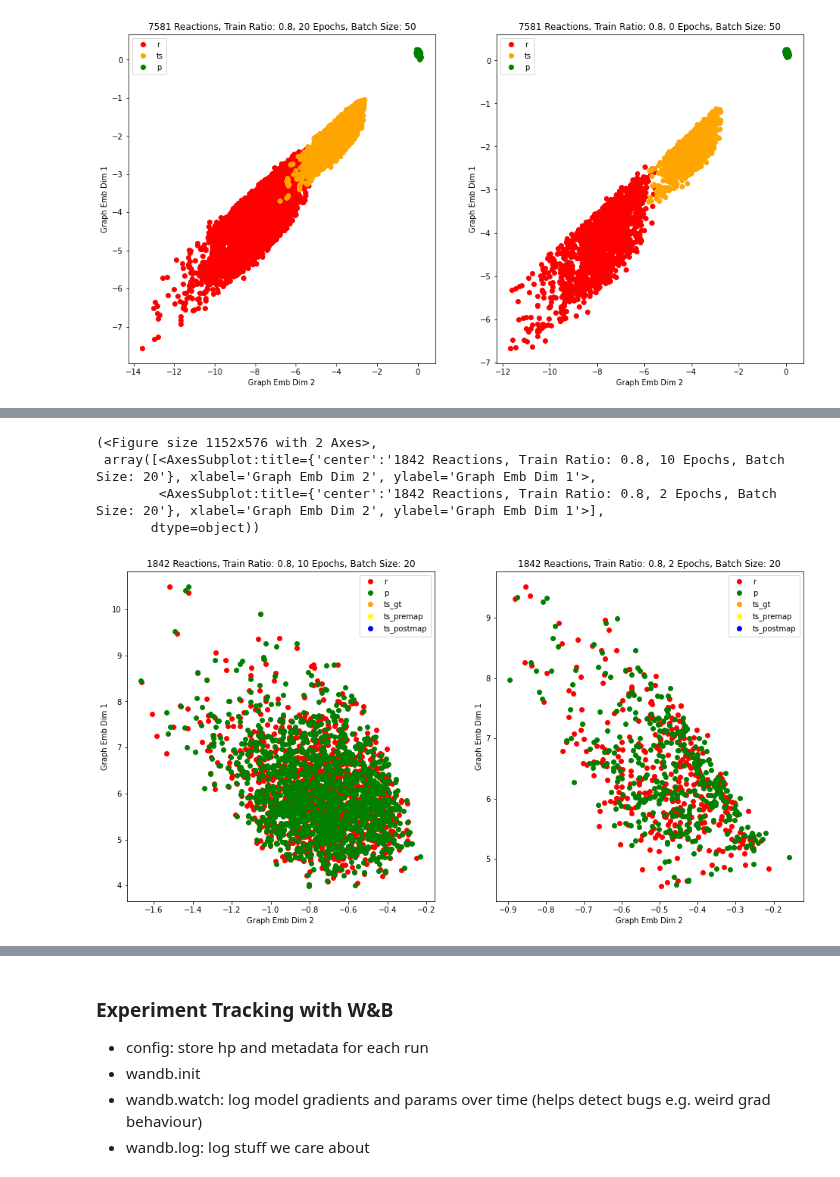
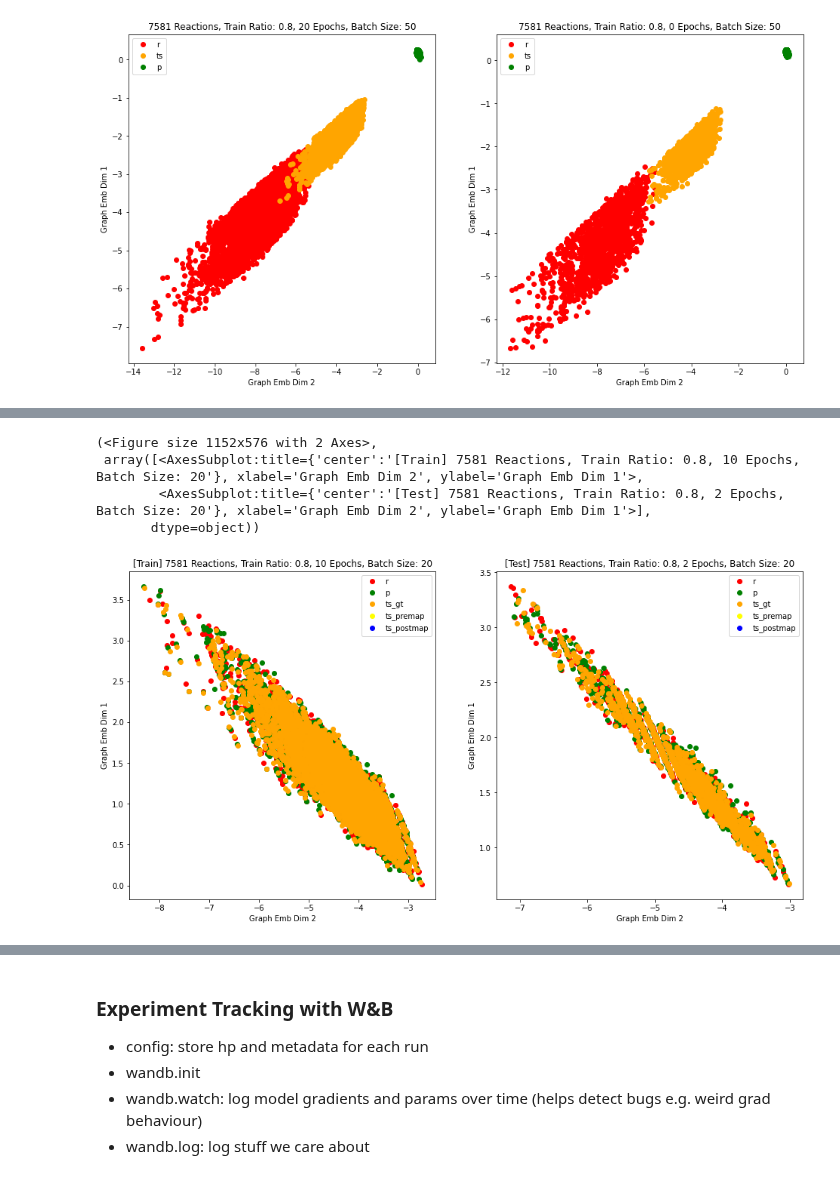
Before and after one commit to avishvj/3d-reactions, a Jupyter notebook: emb.ipynb, the cells around one changed output, grey strips where cells are left out. Cells and saved outputs as stored; diff of their text form; code cells hidden in the pictures.

```diff
--- a/emb.ipynb
+++ b/emb.ipynb
@@ -59,0 +56,2 @@ Completed experiment, use the experiment log to print results.
+# %%
+train_log, test_log = tsi_main(tt_split = 0.8, batch_size = 20, epochs = 10, test_interval = 5, train_on_ts = True)
@@ -60,9 +73,10 @@ Completed experiment, use the experiment log to print results.
 # %%
-which_to_print = {'r': True, 'p': True, 'ts_gt': False, 'ts_premap': False, 'ts_postmap': False}
+which_to_print = {'r': True, 'p': True, 'ts_gt': True, 'ts_premap': False, 'ts_postmap': False}
 display_train_and_test_embs(train_log, test_log, which_to_print)
+# plt.savefig(f'experiments/building_on_mit/emb_space/figs/full/new.png')
 # %% [output]
 (<Figure size 1152x576 with 2 Axes>,
- array([<AxesSubplot:title={'center':'1842 Reactions, Train Ratio: 0.8, 10 Epochs, Batch Size: 20'}, xlabel='Graph Emb Dim 2', ylabel='Graph Emb Dim 1'>,
-        <AxesSubplot:title={'center':'1842 Reactions, Train Ratio: 0.8, 2 Epochs, Batch Size: 20'}, xlabel='Graph Emb Dim 2', ylabel='Graph Emb Dim 1'>],
+ array([<AxesSubplot:title={'center':'[Train] 7581 Reactions, Train Ratio: 0.8, 10 Epochs, Batch Size: 20'}, xlabel='Graph Emb Dim 2', ylabel='Graph Emb Dim 1'>,
+        <AxesSubplot:title={'center':'[Test] 7581 Reactions, Train Ratio: 0.8, 2 Epochs, Batch Size: 20'}, xlabel='Graph Emb Dim 2', ylabel='Graph Emb Dim 1'>],
        dtype=object))
-[figure, old version]
+[figure, new version]
```
Also changed, not shown: parts of 4 cells of this notebook, 9 other files.
